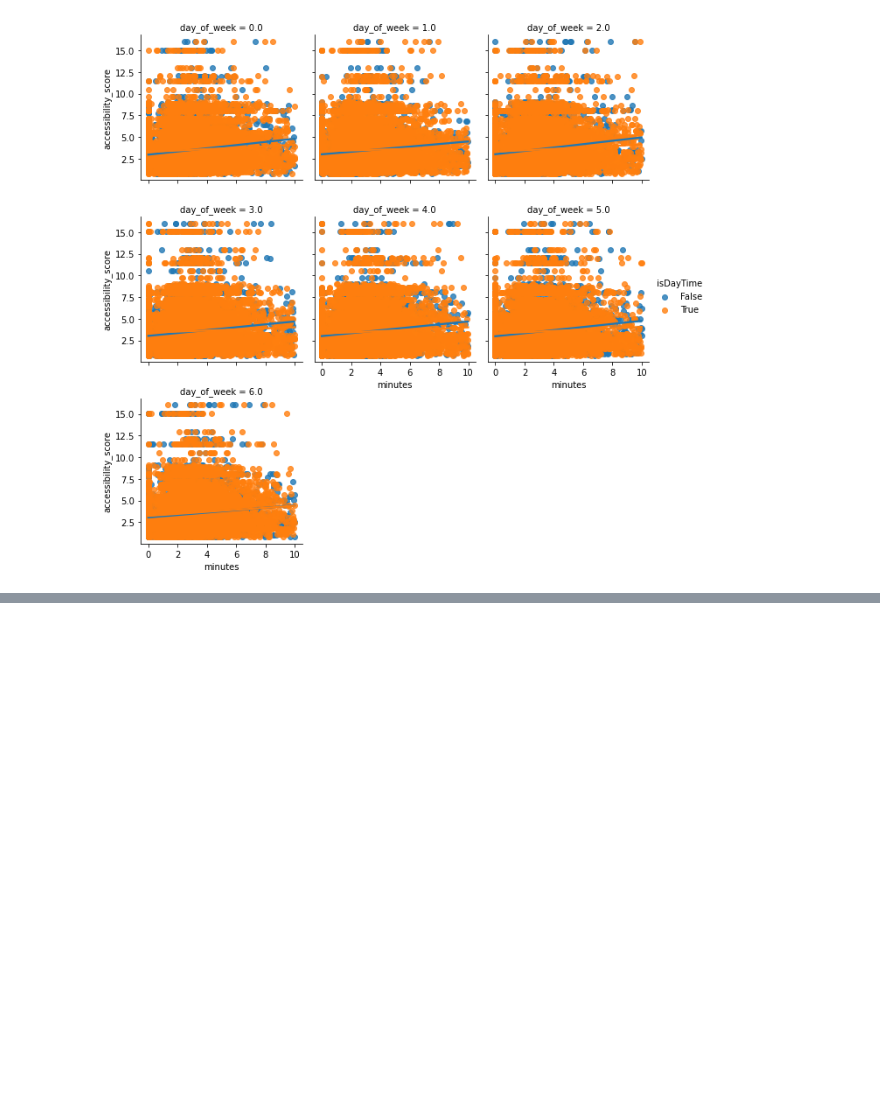
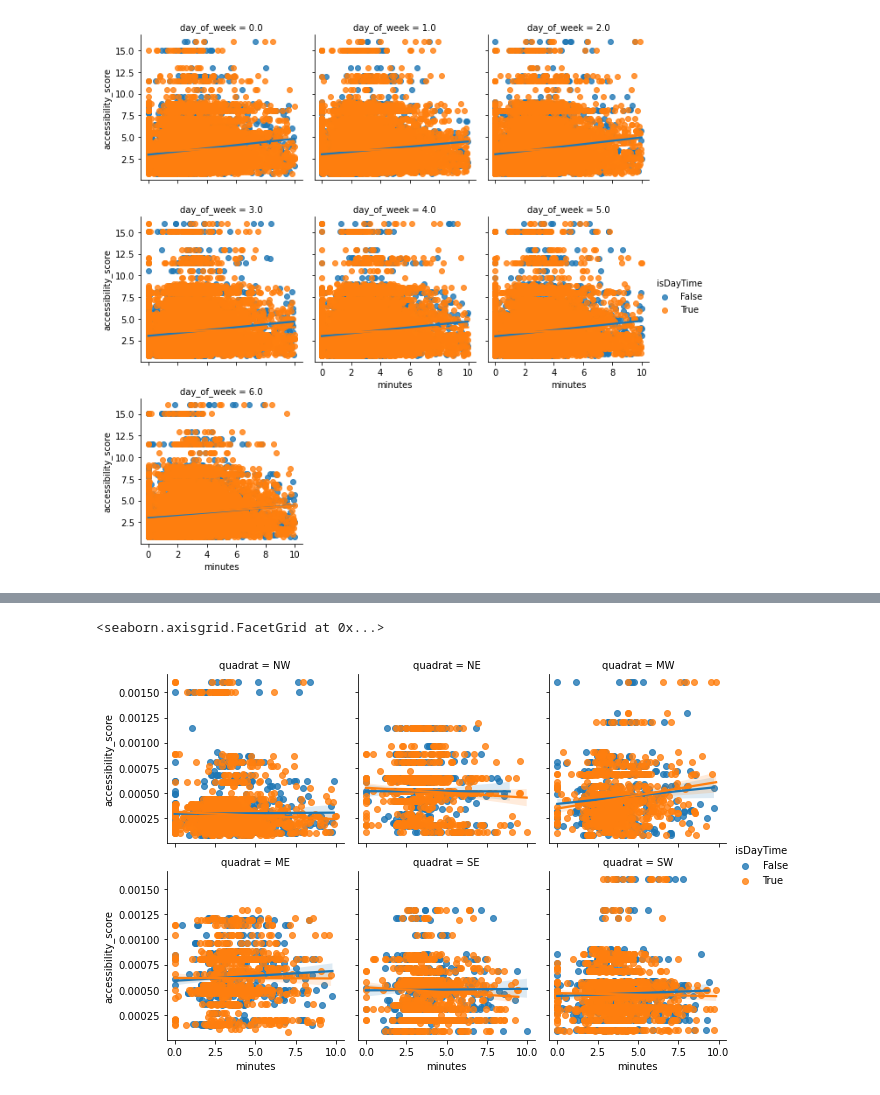
Before and after one commit to mjgood4/firstrespondersites, a Jupyter notebook: jyEDA/Spacial_Accessibility_Correlations.ipynb, the cells around one changed output, grey strips where cells are left out. Drawn from its saved outputs; the diff is of its cells as text; code cells hidden in the pictures; blank space fills up the shorter version.

```diff
--- a/jyEDA/Spacial_Accessibility_Correlations.ipynb
+++ b/jyEDA/Spacial_Accessibility_Correlations.ipynb
@@ -113,0 +114,4 @@ sb.lmplot( "minutes", "accessibility_score", df, fit_reg=True,hue="isDayTime",co
+# %%
+df_ag = df_filtered.groupby(["facility_id", "day_of_week", "isDayTime", "zone_idx", "quadrat"], as_index=False).agg({"accessibility_score":"mean", "minutes":"mean"})
+print(len(df_ag))
+df_ag.head()
@@ -113,0 +126,5 @@ sb.lmplot( "minutes", "accessibility_score", df, fit_reg=True,hue="isDayTime",co
+# %%
+sb.lmplot( "minutes", "accessibility_score", df_ag, fit_reg=True,hue="isDayTime",col="quadrat",col_wrap=3,height=3)
+# %% [output]
+<seaborn.axisgrid.FacetGrid at 0x...>
+[figure, added]
```
Also changed, not shown: parts of 6 cells of this notebook, 1 other file.
